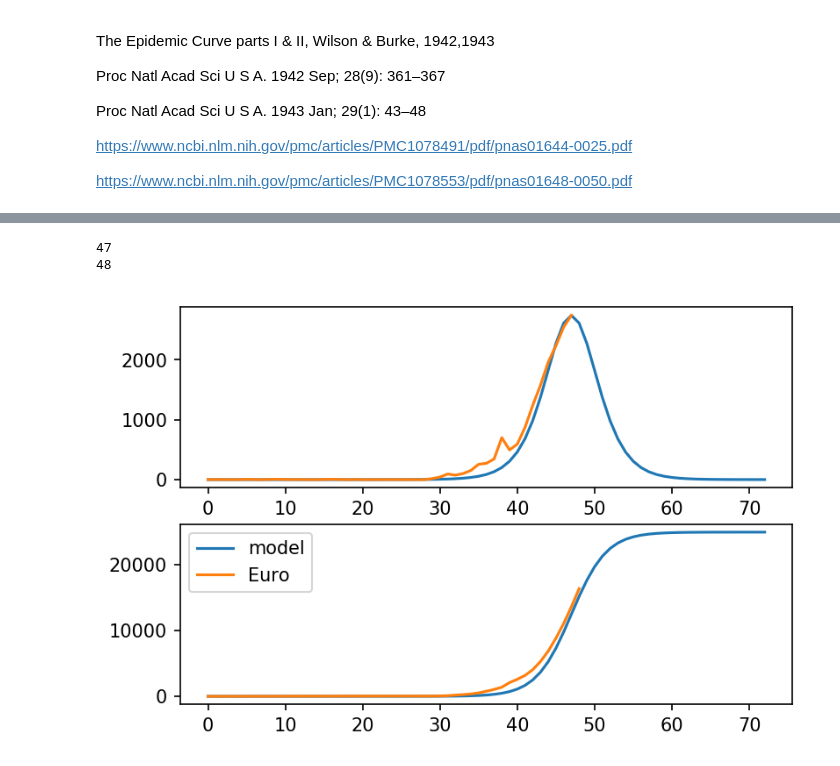
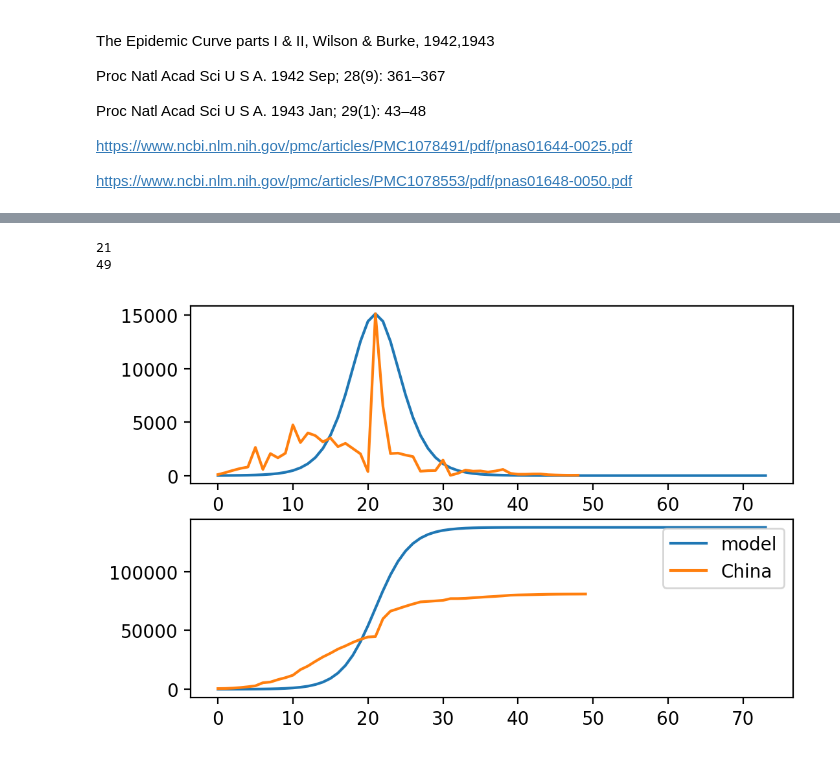
Before and after one commit to raysalem/sars-cov-19, a Jupyter notebook: cov-19.ipynb, the cells around one changed output, grey strips where cells are left out. Drawn from its saved outputs; the diff is of its cells as text; code cells hidden in the pictures.

```diff
--- a/cov-19.ipynb
+++ b/cov-19.ipynb
@@ -1,5 +1,5 @@
 # %%
-import datetime as dt
+import datetime
 import urllib, re, math
 from matplotlib import pyplot as plt
 import pandas as pd
@@ -7,7 +7,7 @@ import numpy as np
 import scipy as sp
 from sklearn.linear_model import LinearRegression
 # change plot size
-plt.rcParams['figure.dpi'] = 150
+plt.rcParams['figure.dpi'] = 200
 # change max number of rows to show
 pd.set_option('display.max_rows', 300)
 # %%
@@ -23,11 +23,19 @@ df = pd.read_csv(link)
 # set row indices, only have dates for columns ids
 df =df.set_index(["Country/Region","Lat","Long","Province/State"])
 
-d = df.columns[-1]
-print(d)
-if sum(df[d].apply(math.isnan)):
+dt = df.columns[-1]
+print(dt)
+if sum(df[dt].apply(math.isnan)):
     print("missing samples go back one day")
-    data = df.drop(columns=d)
+    data = df.drop(columns=dt)
 else:
     data = df
+#create a no china row, all china and all US
+noChin = data.index.levels[0][data.index.levels[0]!="China"]
+data.loc["NoChina",np.NaN,np.NaN,np.NaN]=data.loc[noChin].sum()
+
+# note this is an over-estimate
+data.loc[("USAll",np.NaN,np.NaN,np.NaN)]=data.loc["US"].sum()
+
+data.loc[("ChinaAll",np.NaN,np.NaN,np.NaN)]=data.loc["China"].sum()
 # %% [output]
@@ -110,13 +118,12 @@ euro      = ["Germany","France","Italy","Sweden","Switzerland","Spain","Portugal
 northAmer = ["US","Canada","Mexico"],
 asia      = ["South Korea","Taiwan","Japan"]
 middleEast=["Iraq","Egypt","Iran"]
-noChin = data.index.levels[0][data.index.levels[0]!="Mainland China"]
-countries={ "No China":noChin,
+countries={ "No China":"NoChina",
             "North America":northAmer,
             "Euro":euro,
             "middle east":middleEast,
-            "China":"Mainland China",
+            "China":"China",
             "Japan":"Japan",
             "Italy":"Italy",
-            "South Korea":"Republic of Korea",
+            "South Korea":"Korea, South",
             "US":"US"}
@@ -293,34 +302,36 @@ NameError: name 'Nd' is not defined
 # %%
 
-#ctr = "South Korea"
-#ctr = "Italy"
-filtV = "Euro"
+filtV= "South Korea"
+filtV= "China"
+
+#filtV = "Italy"
+#filtV = "Euro"
 for ctr in countries.keys():
 
-    if not filtV in ctr: continue
+    if not filtV == ctr: continue
 
 
     Nd = data.loc[countries[ctr]].sum().diff().values[1:]
 
     A=max(Nd)
     B=0.22
 
     C=np.argmax(Nd)
 
     # must be in days
     print(C)
     print(sp.size(Nd))
     t = np.arange(0,sp.size(Nd)+25)
     fig, ax = plt.subplots(2,1,)
     ax[0].plot(A/(np.cosh( B * (t-C))**2),label="model")
     ax[0].plot(Nd,label=ctr)
     ax[1].grid()
     ax[1].plot(A/B * ( np.tanh( B * (t-C)) + 1 ),label="model")
     ax[1].plot(data.loc[countries[ctr]].sum().values,label=ctr)
     ax[1].grid()
     plt.legend()
     #plt.title("total cases over time");
 # %% [output]
-47
-48
+21
+49
-[figure, old version]
+[figure, new version]
```
Also changed, not shown: parts of 10 cells of this notebook.
